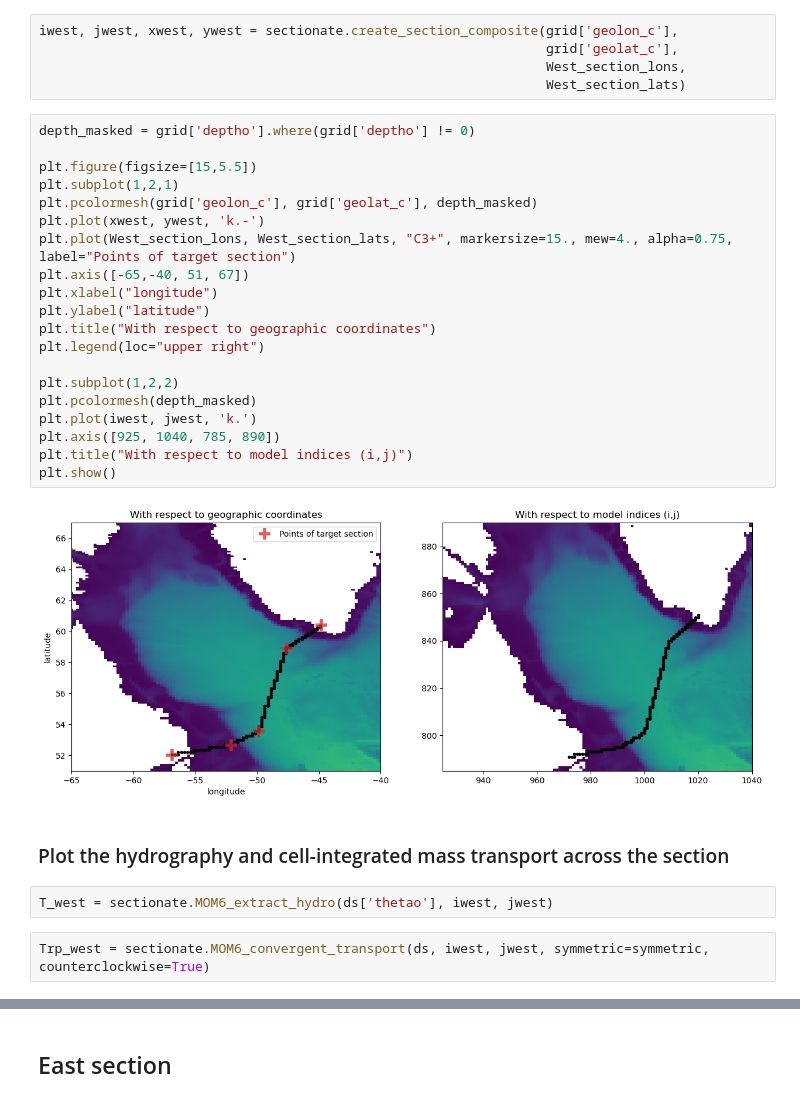
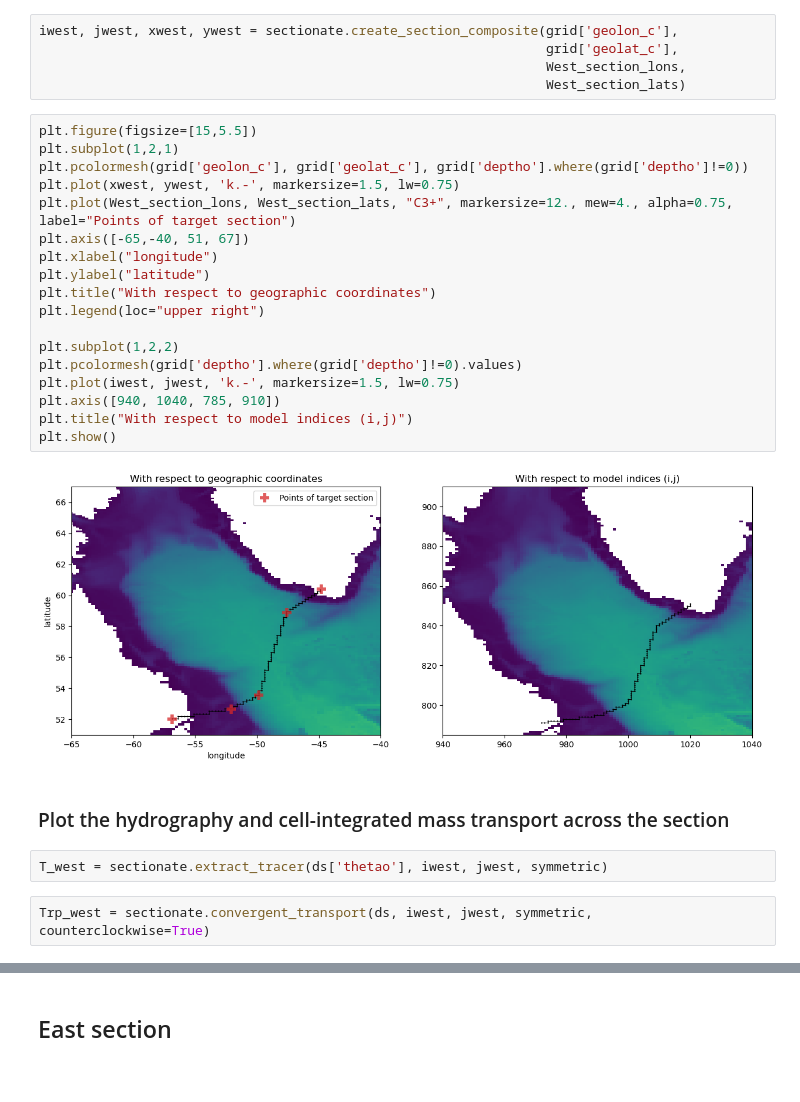
Before and after one commit to MOM6-community/sectionate, a Jupyter notebook: examples/2_OSNAP_transports_CM4p125.ipynb, the cells around one changed output, grey strips where cells are left out. Saved outputs shown, nothing was run; the diff lists cells and outputs as text.

```diff
--- a/examples/2_OSNAP_transports_CM4p125.ipynb
+++ b/examples/2_OSNAP_transports_CM4p125.ipynb
@@ -80,32 +83,30 @@ iwest, jwest, xwest, ywest = sectionate.create_section_composite(grid['geolon_c'
                                                                  West_section_lons,
                                                                  West_section_lats)
 # %%
-depth_masked = grid['deptho'].where(grid['deptho'] != 0)
-
 plt.figure(figsize=[15,5.5])
 plt.subplot(1,2,1)
-plt.pcolormesh(grid['geolon_c'], grid['geolat_c'], depth_masked)
-plt.plot(xwest, ywest, 'k.-')
-plt.plot(West_section_lons, West_section_lats, "C3+", markersize=15., mew=4., alpha=0.75, label="Points of target section")
+plt.pcolormesh(grid['geolon_c'], grid['geolat_c'], grid['deptho'].where(grid['deptho']!=0))
+plt.plot(xwest, ywest, 'k.-', markersize=1.5, lw=0.75)
+plt.plot(West_section_lons, West_section_lats, "C3+", markersize=12., mew=4., alpha=0.75, label="Points of target section")
 plt.axis([-65,-40, 51, 67])
 plt.xlabel("longitude")
 plt.ylabel("latitude")
 plt.title("With respect to geographic coordinates")
 plt.legend(loc="upper right")
 
 plt.subplot(1,2,2)
-plt.pcolormesh(depth_masked)
-plt.plot(iwest, jwest, 'k.')
-plt.axis([925, 1040, 785, 890])
+plt.pcolormesh(grid['deptho'].where(grid['deptho']!=0).values)
+plt.plot(iwest, jwest, 'k.-', markersize=1.5, lw=0.75)
+plt.axis([940, 1040, 785, 910])
 plt.title("With respect to model indices (i,j)")
 plt.show()
 # %% [output]
-[figure, old version]
+[figure, new version]
 # %% [markdown]
 ### Plot the hydrography and cell-integrated mass transport across the section
 # %%
-T_west = sectionate.MOM6_extract_hydro(ds['thetao'], iwest, jwest)
+T_west = sectionate.extract_tracer(ds['thetao'], iwest, jwest, symmetric)
 # %%
-Trp_west = sectionate.MOM6_convergent_transport(ds, iwest, jwest, symmetric=symmetric, counterclockwise=True)
+Trp_west = sectionate.convergent_transport(ds, iwest, jwest, symmetric, counterclockwise=True)
 # %%
 plt.figure(figsize=(15, 4))
```
Also changed, not shown: parts of 13 cells of this notebook, 2 other files.
